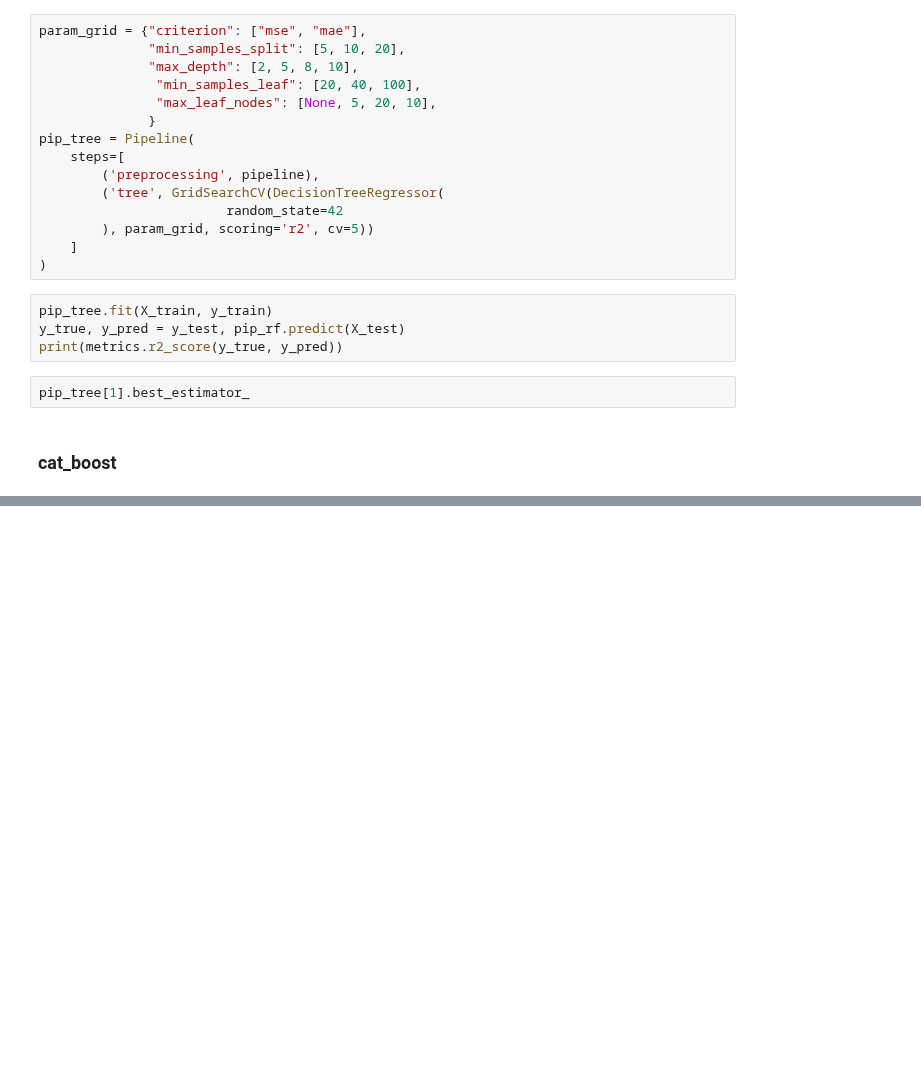
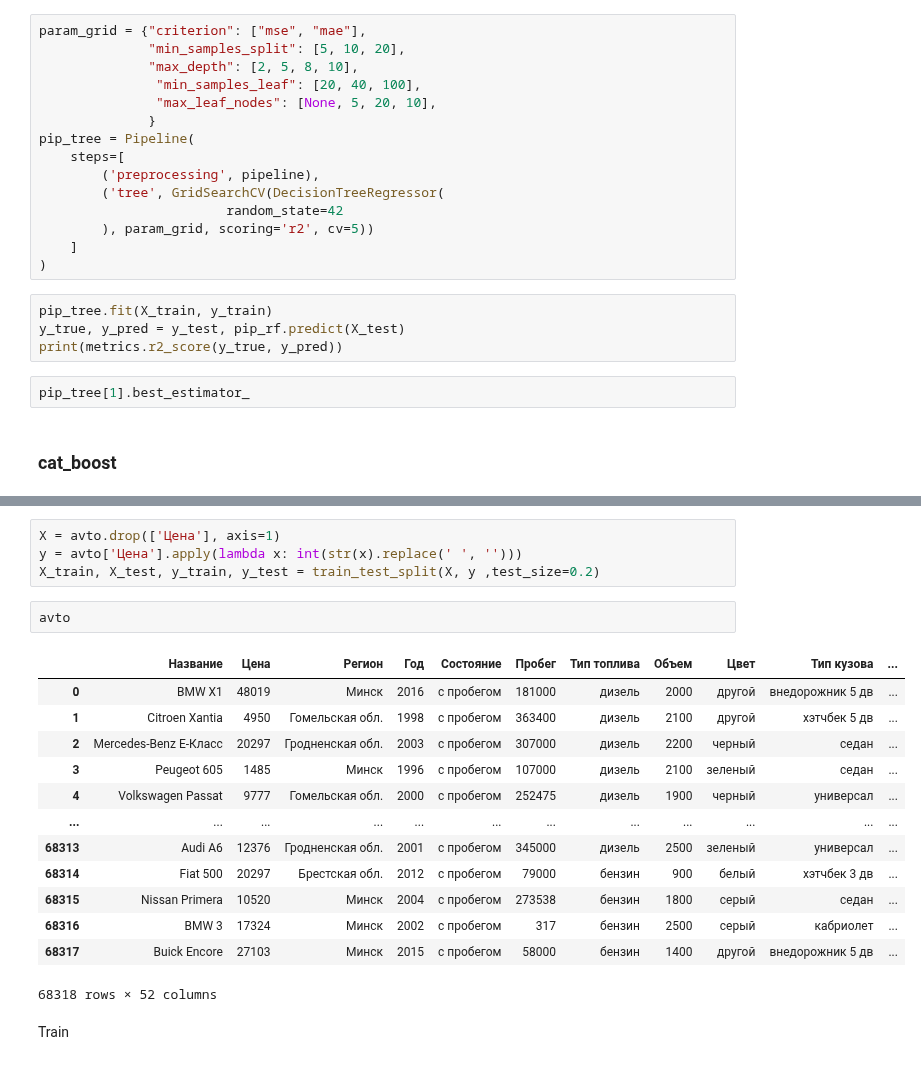
Before and after one commit to gabbysocol/av_project, a Jupyter notebook: model/models.ipynb, the cells around one changed output, grey strips where cells are left out. Cells and saved outputs as stored; diff of their text form; blank space fills up the shorter version.

```diff
--- a/model/models.ipynb
+++ b/model/models.ipynb
@@ -327,0 +392,22 @@ pip_tree[1].best_estimator_
+# %%
+X = avto.drop(['Цена'], axis=1)
+y = avto['Цена'].apply(lambda x: int(str(x).replace(' ', '')))
+X_train, X_test, y_train, y_test = train_test_split(X, y ,test_size=0.2)
+# %%
+avto
+# %% [output]
+|  | Название | Цена | Регион | Год | Состояние | Пробег | Тип топлива | Объем | Цвет | Тип кузова | ... |
+| 0 | BMW X1 | 48019 | Минск | 2016 | с пробегом | 181000 | дизель | 2000 | другой | внедорожник 5 дв | ... |
+| 1 | Citroen Xantia | 4950 | Гомельская обл. | 1998 | с пробегом | 363400 | дизель | 2100 | другой | хэтчбек 5 дв | ... |
+| 2 | Mercedes-Benz E-Класс | 20297 | Гродненская обл. | 2003 | с пробегом | 307000 | дизель | 2200 | черный | седан | ... |
+| 3 | Peugeot 605 | 1485 | Минск | 1996 | с пробегом | 107000 | дизель | 2100 | зеленый | седан | ... |
+| 4 | Volkswagen Passat | 9777 | Гомельская обл. | 2000 | с пробегом | 252475 | дизель | 1900 | черный | универсал | ... |
+| ... | ... | ... | ... | ... | ... | ... | ... | ... | ... | ... | ... |
+| 68313 | Audi A6 | 12376 | Гродненская обл. | 2001 | с пробегом | 345000 | дизель | 2500 | зеленый | универсал | ... |
+| 68314 | Fiat 500 | 20297 | Брестская обл. | 2012 | с пробегом | 79000 | бензин | 900 | белый | хэтчбек 3 дв | ... |
+| 68315 | Nissan Primera | 10520 | Минск | 2004 | с пробегом | 273538 | бензин | 1800 | серый | седан | ... |
+| 68316 | BMW 3 | 17324 | Минск | 2002 | с пробегом | 317 | бензин | 2500 | серый | кабриолет | ... |
+| 68317 | Buick Encore | 27103 | Минск | 2015 | с пробегом | 58000 | бензин | 1400 | другой | внедорожник 5 дв | ... |
+68318 rows × 52 columns
+# %% [markdown]
+Train
```
Also changed, not shown: parts of 27 cells of this notebook, 1 other file.
